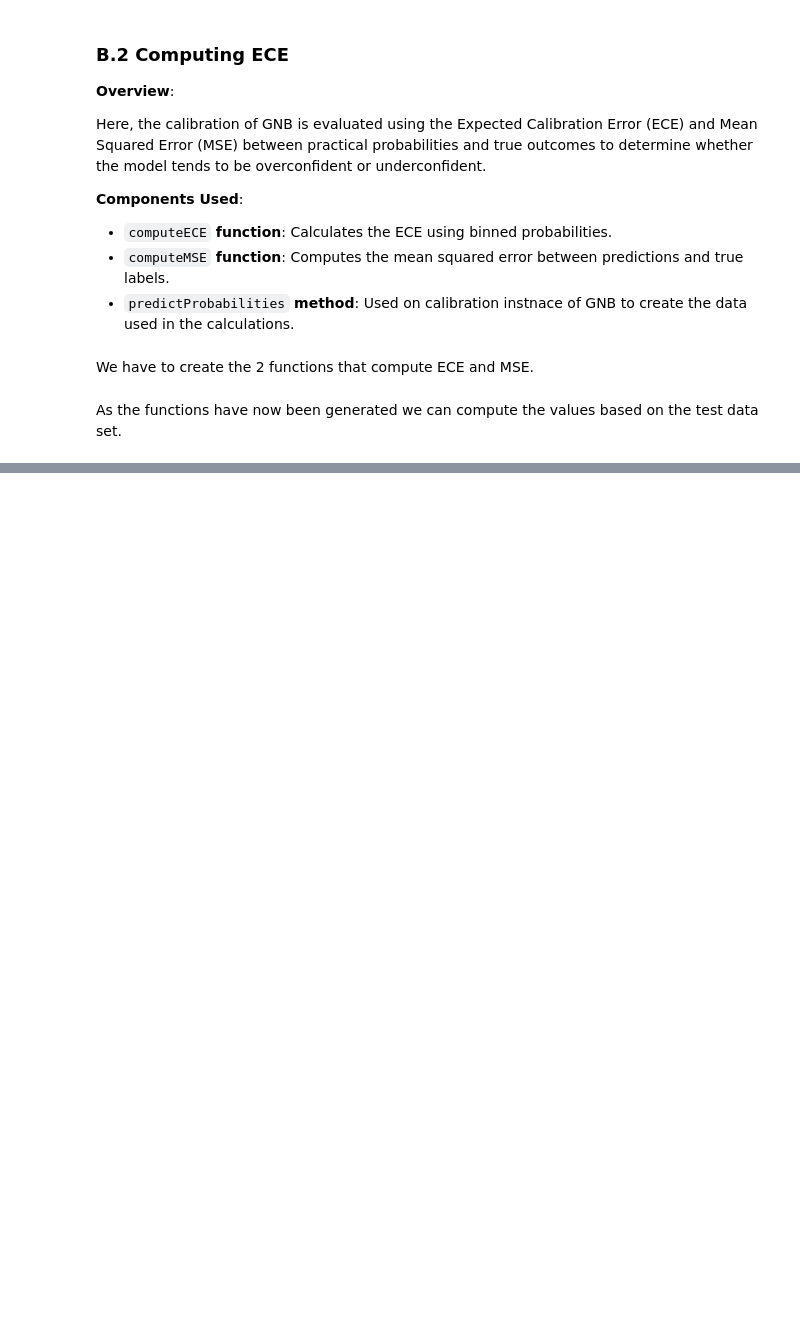
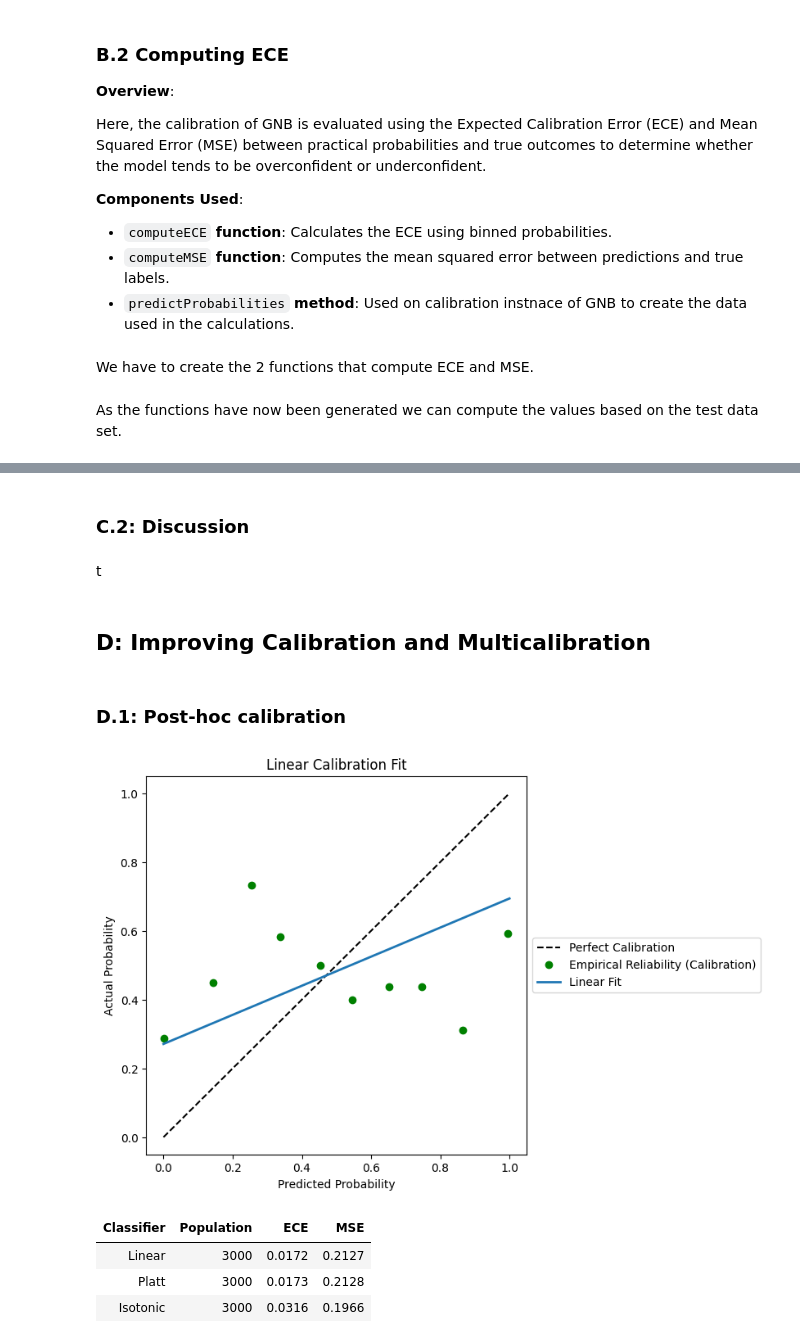
Before and after one commit to rshields2004/cs342, a Jupyter notebook: project.ipynb, the cells around one changed output, grey strips where cells are left out. Cells and saved outputs as stored; diff of their text form; code cells hidden in the pictures; blank space fills up the shorter version.

```diff
--- a/project.ipynb
+++ b/project.ipynb
@@ -155,7 +161,7 @@ def extractFeatures(sampledImageFiles, loader, embeddingsFile=EMBEDDINGS_FILE, r
         # If image list in embeddings is not equal to embeddings file then re-extract with new list
         if len(savedImageNames) == len(sampledImageFiles) and  np.array_equal(savedImageNames, sampledImageFiles):
 
-            print("Embeddings match sampled image list. Skipping extraction")
+            display(HTML("<p>Embeddings match sampled image list. Skipping extraction</p>"))
 
             return data["embeddings"]
 
@@ -178,18 +184,19 @@ def extractFeatures(sampledImageFiles, loader, embeddingsFile=EMBEDDINGS_FILE, r
 
                 batch = batch.to(device)
                 features = featureExtractor(batch)["features"][:, 0] # CLS token
-                allFeatures.append(features.cpu())
+                allFeatures.append(features) # Append still on GPU, avoid per-batch CPU transfer
 
                 # Update progress bar by number of images in the batch
                 pbar.update(batch.size(0))
 
     # Convert list of tensors into one NumPy array
-    allFeaturesNP = torch.cat(allFeatures, dim=0).numpy()
+    allFeaturesNP = torch.cat(allFeatures, dim=0).cpu().numpy() # Single .cpu() call
     print(f"Feature matrix shape: {allFeaturesNP.shape}")
+    display(HTML(f"<p>Feature matrix shape: {allFeaturesNP.shape}</p>"))
 
 
     np.savez(embeddingsFile, embeddings=allFeaturesNP, imageNames=np.array(sampledImageFiles))
-    print(f"Embeddings + image names saved to '{embeddingsFile}'.")
+    display(HTML(f"<p>Embeddings + image names saved to '{embeddingsFile}'.</p>"))
 
     return allFeaturesNP
 # %% [markdown]
@@ -601,0 +705,55 @@ SUBGROUPS = {
+# %% [markdown]
+### C.2: Discussion
+# %% [markdown]
+t
+# %% [markdown]
+## D: Improving Calibration and Multicalibration
+# %% [markdown]
+### D.1: Post-hoc calibration
+# %%
+# We want to minimise the MSE between pCalib * a + b and yCalib
+# Formula is phi = (X^T X)^(-1) . X^T . y
+
+# Need to add a column of 1's to pCalib matrix
+xLin = np.vstack([pCalib, np.ones_like(pCalib)]).T
+
+yLin = yCalib
+
+# Using the calibration set, perform the formulas, here @ means matrix multiply
+theta = np.linalg.inv(xLin.T @ xLin) @ (xLin.T @ yLin)
+a, b = theta
+
+# Apply calibration to the test set and see how test set performs now
+pTest = gnb.predict_proba(XTest)[:, 1]
+linearProbs = np.clip(a * pTest + b, 0, 1)
+
+linearECE = computeECE(yTest, linearProbs)
+linearMSE = computeMSE(yTest, linearProbs)
+
+plotReliabilityDiagram(yTest, pTest, "Linear Calibration Fit", a=a, b=b)
+# %% [output]
+[figure, added]
+# %%
+cal_gnb = CalibratedClassifierCV(FrozenEstimator(gnb), method="sigmoid")
+cal_gnb.fit(XCalib, yCalib)
+platt_probs = cal_gnb.predict_proba(XTest)[:, 1]
+
+cal_gnb_iso = CalibratedClassifierCV(FrozenEstimator(gnb), method='isotonic')
+cal_gnb_iso.fit(XCalib, yCalib)
+iso_probs = cal_gnb_iso.predict_proba(XTest)[:, 1]
+
+
+results = {
+    "Classifier": ["Linear", "Platt", "Isotonic"],
+    "Population": [len(yTest)] * 3,
+    "ECE": [f"{linearECE:.4f}", f"{computeECE(yTest, platt_probs):.4f}", f"{computeECE(yTest, iso_probs):.4f}"],
+    "MSE": [f"{linearMSE:.4f}", f"{computeMSE(yTest, platt_probs):.4f}", f"{computeMSE(yTest, iso_probs):.4f}"]
+}
+
+resultsDF = pd.DataFrame(results).to_html(index=False)
+display(HTML(resultsDF))
+# %% [output]
+| Classifier | Population | ECE | MSE |
+| Linear | 3000 | 0.0172 | 0.2127 |
+| Platt | 3000 | 0.0173 | 0.2128 |
+| Isotonic | 3000 | 0.0316 | 0.1966 |
```
Also changed, not shown: parts of 15 cells of this notebook, 1 other file.
